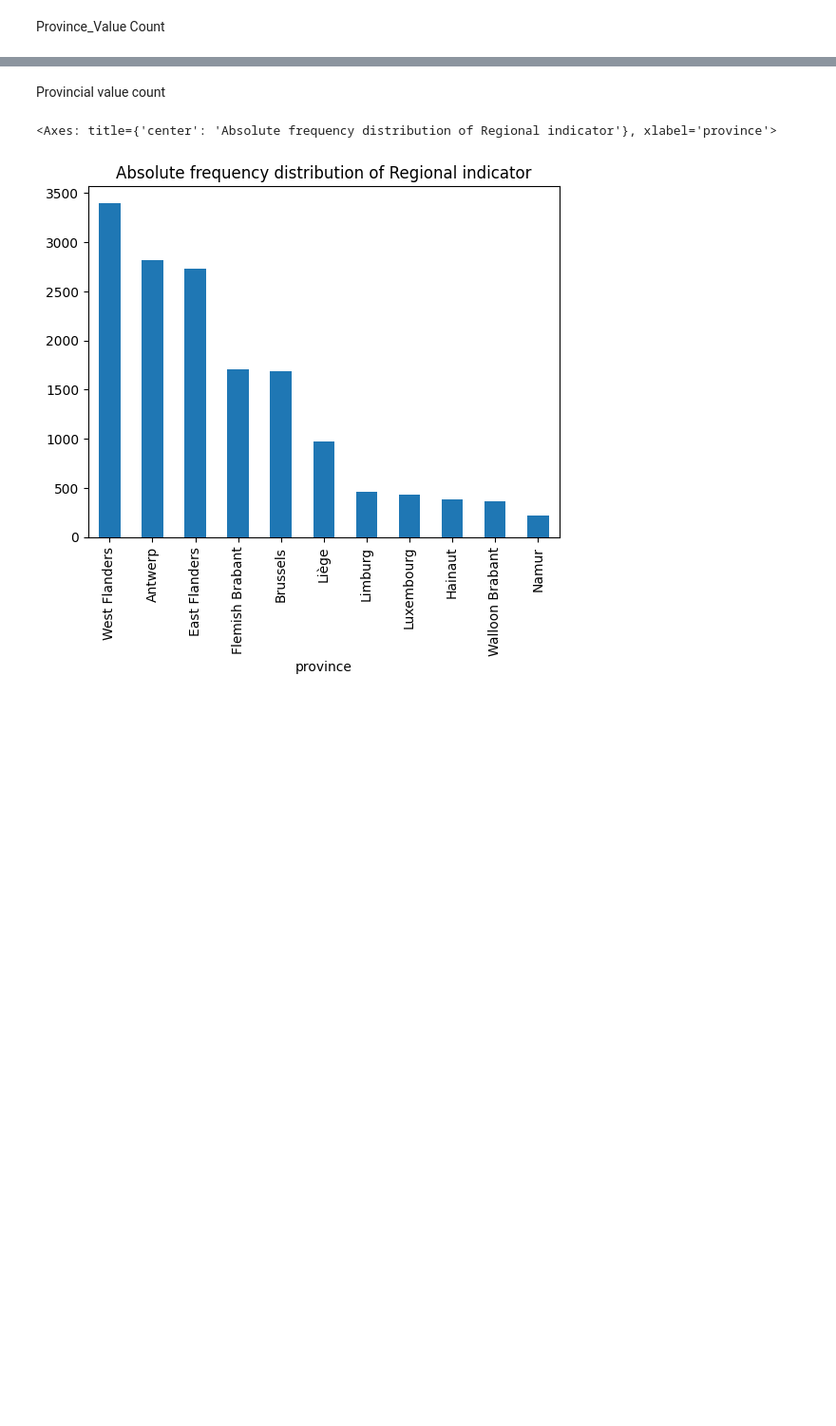
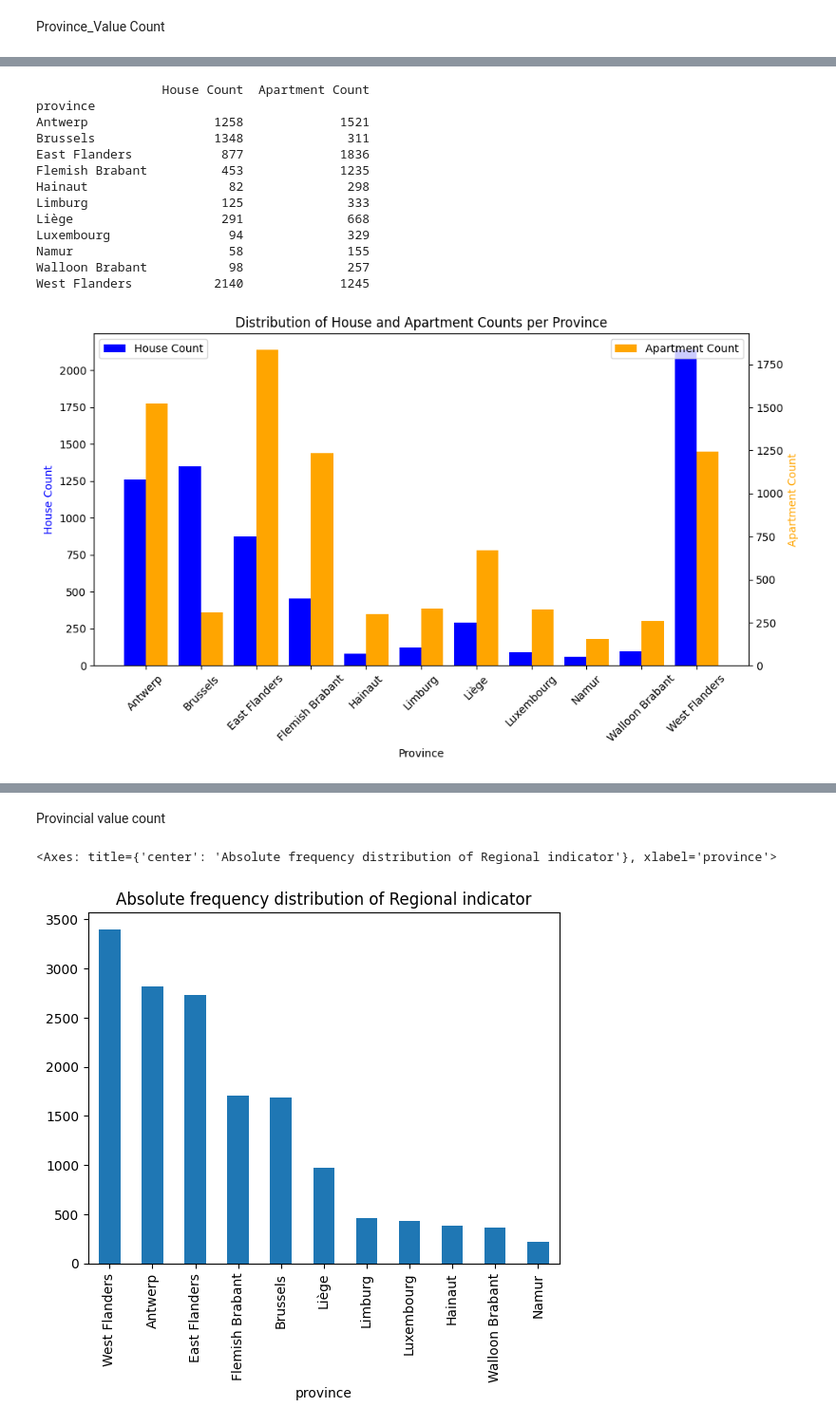
Before and after one commit to 2moonyo/immo_data_analysis, a Jupyter notebook: Correlation.ipynb, the cells around one changed output, grey strips where cells are left out. Shown at 95% size. Cells and saved outputs as stored; diff of their text form; code cells hidden in the pictures; blank space fills up the shorter version.

```diff
--- a/Correlation.ipynb
+++ b/Correlation.ipynb
@@ -1058,0 +1088,6 @@ plt.show()
+# %%
+property_counts = df.groupby(["province", "property_type"])["property_type"].count().unstack()
+
+# Rename columns for clarity
+property_counts.columns = ["House Count", "Apartment Count"]
+print(property_counts)
@@ -1059,3 +1108,67 @@ plt.show()
+# %%
+import matplotlib.pyplot as plt
+
+# Ensure data is printed for debugging
+print(property_counts)
+
+# Create a figure and axis
+fig, ax = plt.subplots(figsize=(10, 6))
+
+# Bar width and positions
+bar_width = 0.4
+x = range(len(property_counts.index))
+
+# Plot House Count
+ax.bar(
+    x=[i - bar_width / 2 for i in x],
+    height=property_counts["House Count"],
+    width=bar_width,
+    color='blue',
+    label='House Count',
+)
+
+# Plot Apartment Count on the secondary y-axis
+ax2 = ax.twinx()
+ax2.bar(
+    x=[i + bar_width / 2 for i in x],
+    height=property_counts["Apartment Count"],
+    width=bar_width,
+    color='orange',
+    label='Apartment Count',
+)
+
+# Set x-axis labels
+ax.set_xticks(x)
+ax.set_xticklabels(property_counts.index, rotation=45)
+
+# Labels and title
+ax.set_title("Distribution of House and Apartment Counts per Province")
+ax.set_xlabel("Province")
+ax.set_ylabel("House Count", color='blue')
+ax2.set_ylabel("Apartment Count", color='orange')
+
+# Add legends
+ax.legend(loc='upper left')
+ax2.legend(loc='upper right')
+
+# Adjust layout and show the plot
+plt.tight_layout()
+plt.show()
+# %% [output]
+                 House Count  Apartment Count
+province
+Antwerp                 1258             1521
+Brussels                1348              311
+East Flanders            877             1836
+Flemish Brabant          453             1235
+Hainaut                   82              298
+Limburg                  125              333
+Liège                    291              668
+Luxembourg                94              329
+Namur                     58              155
+Walloon Brabant           98              257
+West Flanders           2140             1245
+[figure, added]
 # %%
 def building_state_numerical():
    if df["buildingState"] == "AS_NEW":
```
Also changed, not shown: parts of 11 cells of this notebook, 7 other files.
